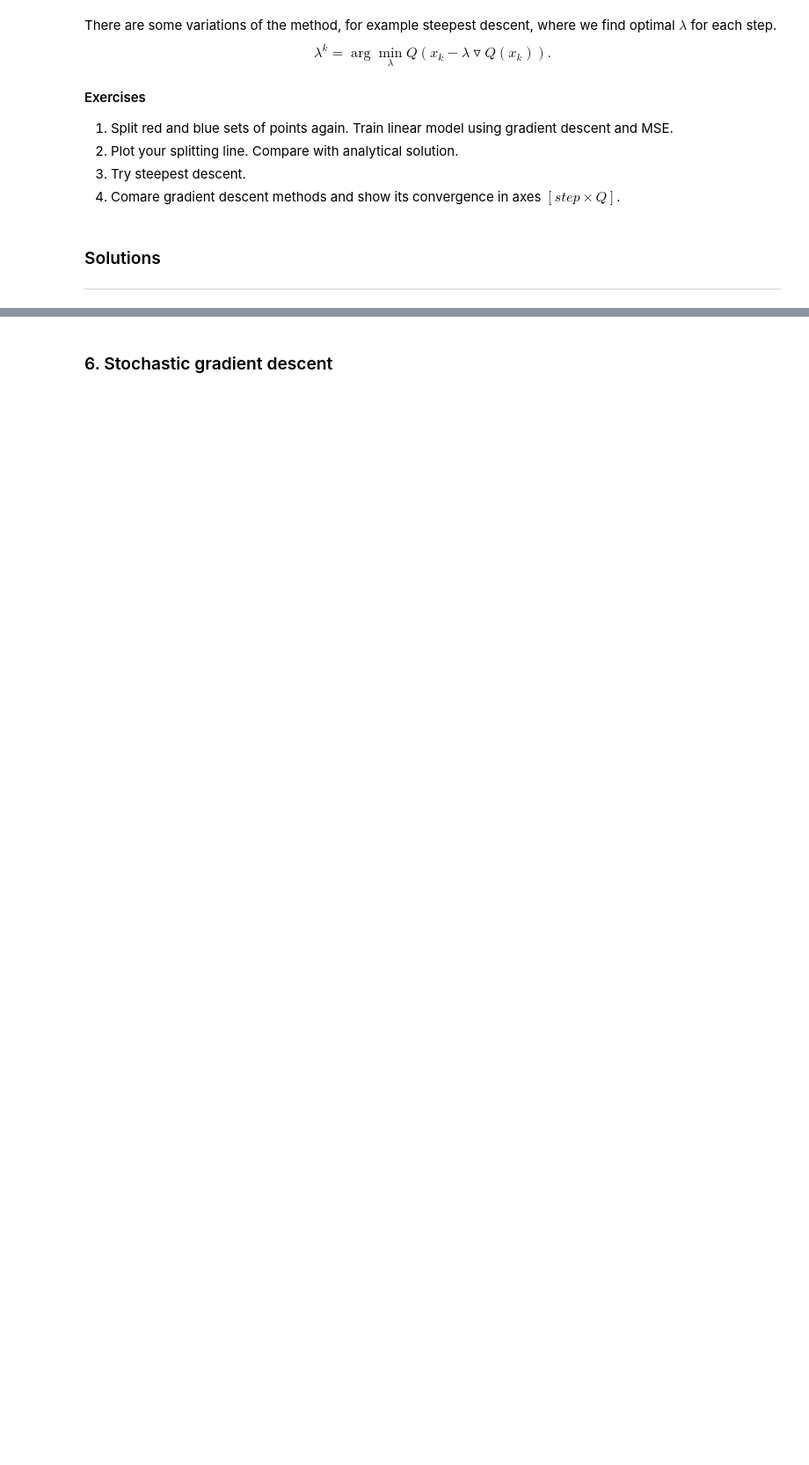
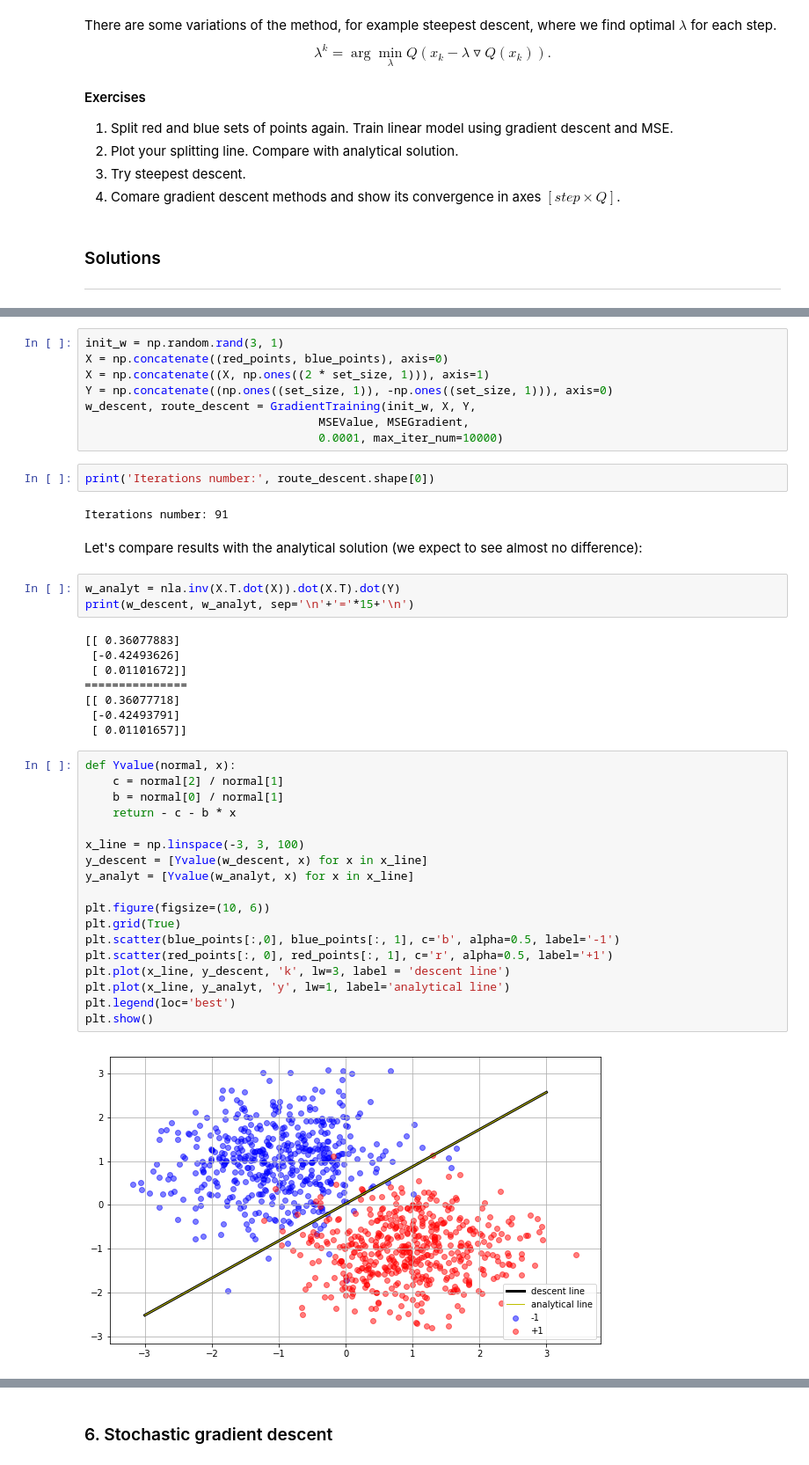
Before and after one commit to slayff/squad, a Jupyter notebook: labs/lab-1.ipynb, the cells around one changed output, grey strips where cells are left out. Shown: that part at 88% size. Cells and saved outputs as stored; diff of their text form; blank space fills up the shorter version.

Commit message:
grad descent bug fixed[2], completed part 5

```diff
--- a/labs/lab-1.ipynb
+++ b/labs/lab-1.ipynb
@@ -612,0 +663,45 @@ plt.show()
+# %%
+init_w = np.random.rand(3, 1)
+X = np.concatenate((red_points, blue_points), axis=0)
+X = np.concatenate((X, np.ones((2 * set_size, 1))), axis=1)
+Y = np.concatenate((np.ones((set_size, 1)), -np.ones((set_size, 1))), axis=0)
+w_descent, route_descent = GradientTraining(init_w, X, Y,
+                                  MSEValue, MSEGradient,
+                                  0.0001, max_iter_num=10000)
+# %%
+print('Iterations number:', route_descent.shape[0])
+# %% [output]
+Iterations number: 91
+# %% [markdown]
+Let's compare results with the analytical solution (we expect to see almost no difference):
+# %%
+w_analyt = nla.inv(X.T.dot(X)).dot(X.T).dot(Y)
+print(w_descent, w_analyt, sep='\n'+'='*15+'\n')
+# %% [output]
+[[ 0.36077883]
+ [-0.42493626]
+ [ 0.01101672]]
+===============
+[[ 0.36077718]
+ [-0.42493791]
+ [ 0.01101657]]
+# %%
+def Yvalue(normal, x):
+    c = normal[2] / normal[1]
+    b = normal[0] / normal[1]
+    return - c - b * x
+
+x_line = np.linspace(-3, 3, 100)
+y_descent = [Yvalue(w_descent, x) for x in x_line]
+y_analyt = [Yvalue(w_analyt, x) for x in x_line]
+
+plt.figure(figsize=(10, 6))
+plt.grid(True)
+plt.scatter(blue_points[:,0], blue_points[:, 1], c='b', alpha=0.5, label='-1')
+plt.scatter(red_points[:, 0], red_points[:, 1], c='r', alpha=0.5, label='+1')
+plt.plot(x_line, y_descent, 'k', lw=3, label = 'descent line')
+plt.plot(x_line, y_analyt, 'y', lw=1, label='analytical line')
+plt.legend(loc='best')
+plt.show()
+# %% [output]
+[figure, added]
```
Also changed, not shown: parts of 13 cells of this notebook, 1 other file.
